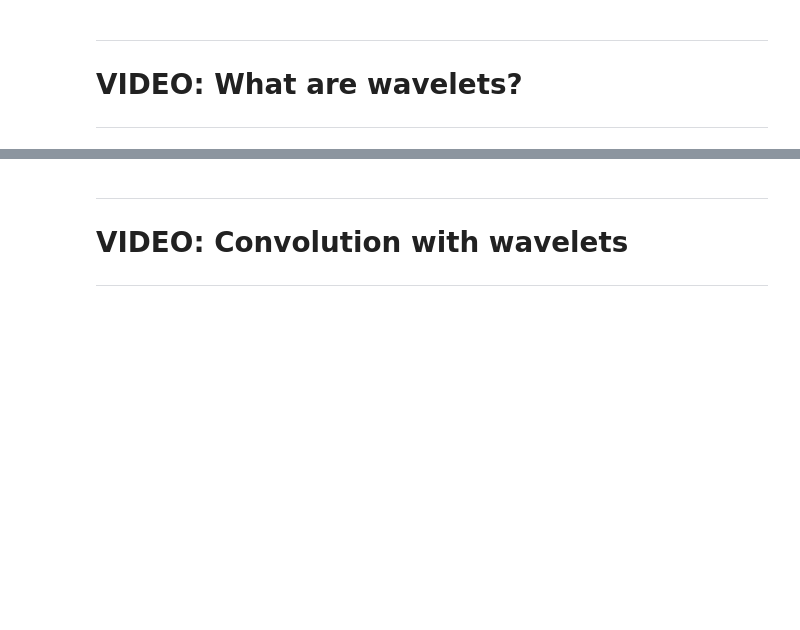
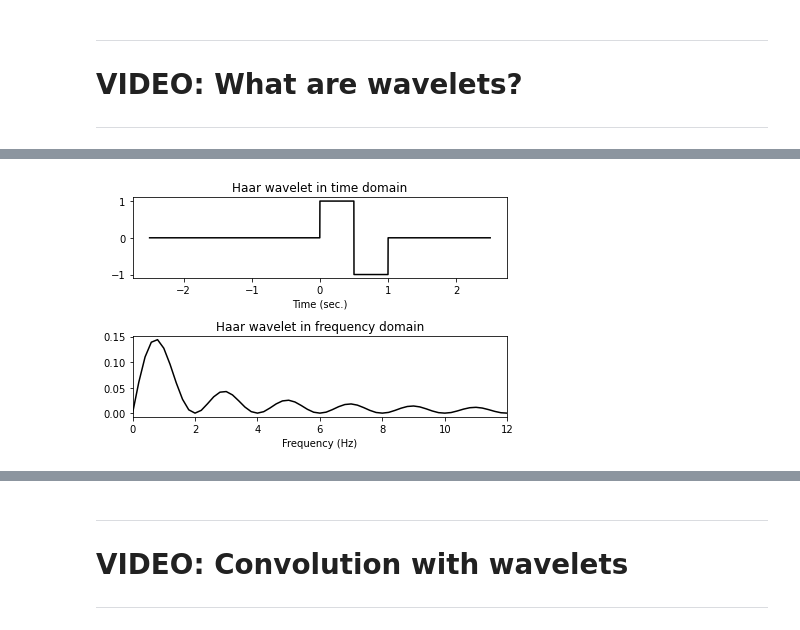
Before and after one commit to amirhdre/DSP-udemy, a Jupyter notebook: 7_wavelets/wavelet.ipynb, the cells around one changed output, grey strips where cells are left out. Cells and saved outputs as stored; diff of their text form; code cells hidden in the pictures; blank space fills up the shorter version.

```diff
--- a/7_wavelets/wavelet.ipynb
+++ b/7_wavelets/wavelet.ipynb
@@ -11,27 +11,27 @@ import time
 from IPython import display
 
 
-plt.rcParams.update(
-    {
-        "lines.color": "white",
-        "patch.edgecolor": "white",
-        "text.color": "black",
-        "axes.facecolor": "white",
-        "axes.edgecolor": "lightgray",
-        "axes.labelcolor": "white",
-        "legend.labelcolor": "black",
-        "xtick.color": "white",
-        "ytick.color": "white",
-        "text.color": "white",
-        "grid.color": "lightgray",
-        "figure.facecolor": "black",
-        "figure.edgecolor": "black",
-        "savefig.facecolor": "black",
-        "savefig.edgecolor": "black",
-    }
-)
+# plt.rcParams.update(
+#     {
+#         "lines.color": "white",
+#         "patch.edgecolor": "white",
+#         "text.color": "black",
+#         "axes.facecolor": "white",
+#         "axes.edgecolor": "lightgray",
+#         "axes.labelcolor": "white",
+#         "legend.labelcolor": "black",
+#         "xtick.color": "white",
+#         "ytick.color": "white",
+#         "text.color": "white",
+#         "grid.color": "lightgray",
+#         "figure.facecolor": "black",
+#         "figure.edgecolor": "black",
+#         "savefig.facecolor": "black",
+#         "savefig.edgecolor": "black",
+#     }
+# )
 
-%matplotlib qt
+# %matplotlib qt
 # %% [markdown]
 
 ---
@@ -82,30 +84,32 @@ plt.show()
 # %%
 ## Haar wavelet
 
 # create Haar wavelet
 HaarWavelet = np.zeros(npnts)
 HaarWavelet[np.argmin(timevec**2) : np.argmin((timevec-.5)**2) ] = 1
 HaarWavelet[np.argmin((timevec-.5)**2) : np.argmin((timevec-1-1/fs)**2)] = -1
 
 # amplitude spectrum
 HaarWaveletPow = np.abs(scipy.fftpack.fft(HaarWavelet)/npnts)
 
-plt.figure("my")
+plt.figure()
 
 # time-domain plotting
 plt.subplot(211)
 plt.plot(timevec,HaarWavelet,'k')
 plt.xlabel('Time (sec.)')
 plt.title('Haar wavelet in time domain')
 
 # frequency-domain plotting
 plt.subplot(212)
 plt.plot(hz,HaarWaveletPow[:len(hz)],'k')
 plt.xlim([0,freq*3])
 plt.xlabel('Frequency (Hz)')
 plt.title('Haar wavelet in frequency domain')
 plt.tight_layout()
 plt.show()
+# %% [output]
+[figure, added]
 # %%
 ## Mexican hat wavelet
 
```
Also changed, not shown: parts of 17 cells of this notebook, 1 other file.
